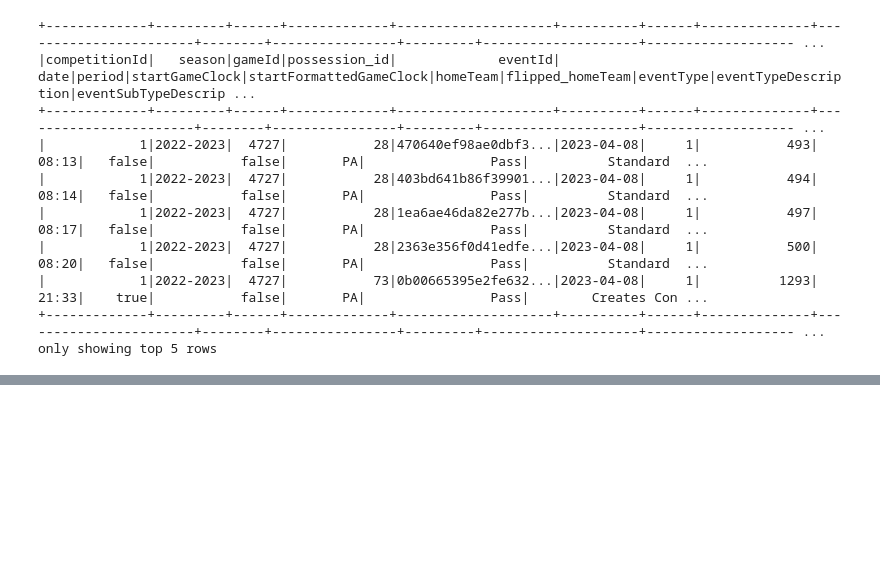
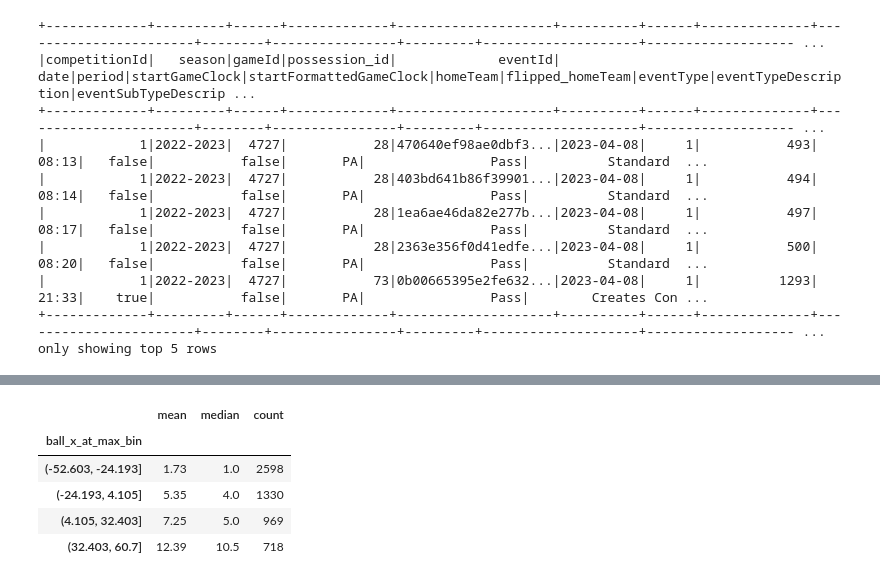
Before and after one commit to matheussmelo/defensive-performance-prediction, a Jupyter notebook: notebooks/3_analysis/eda_cycle_start_gk.ipynb, the cells around one changed output, grey strips where cells are left out. Saved outputs shown, nothing was run; the diff lists cells and outputs as text; code cells hidden in the pictures; blank space fills up the shorter version.

Commit message:
Add EDAs considerando ciclos começando no goleiro + 11 defensores atrás ou só 11 defensores atrás (linha da bola)

```diff
--- a/notebooks/3_analysis/eda.ipynb
+++ b/notebooks/3_analysis/eda_cycle_start_gk.ipynb
@@ -23,7 +23,7 @@ spark = (
     .config("spark.executor.memory", "4g")
     .config("spark.python.worker.faulthandler.enabled", "true") # se algum worker crashar de novo, imprime o traceback nativo real
     .master("local[*]")
-    .appName("eda")
+    .appName("eda_cycle_start_gk")
     .getOrCreate()
 )
 # %% [markdown]
@@ -192,6 +392,7 @@ threat_cols = [
     'defenders',
     'attackingPlayersNorm',
     'defendingPlayersNorm',
+    'ballsNorm',
     'threat_score',
     'threat_score_impact'
 ]
@@ -369,7 +692,7 @@ target = 'threat_score'
 group_cols = ['competitionId', 'season', 'gameId', 'possession_id']
 
 df_features_target_agg = build_feature_target_stats_df(
-    df=df_threat_features,
+    df=df_cycle_start_gk,
     features=features,
     target=target,
     group_cols=group_cols,
@@ -384,20 +704,0 @@ for feature in features:
-# %%
-df_cycle_start_gk_keys = (
-    df_threat_features
-    .filter(
-        (F.col('first_cycle_event')) &
-        (F.col('defenders') == 11)
-    )
-    .select('competitionId', 'season', 'gameId', 'possession_id')
-)
-
-df_cycle_start_gk = (
-    df_threat_features
-    .join(
-        F.broadcast(df_cycle_start_gk_keys),
-        on=['competitionId', 'season', 'gameId', 'possession_id'],
-        how='inner'
-    )
-)
-df_cycle_start_gk = df_cycle_start_gk.cache()
-df_cycle_start_gk.show(5)
@@ -503,0 +797,27 @@ for feature in features:
+# %%
+# qtd_eventos por ciclo — reaproveita df_possession_agg_pd (já calculado
+# mais acima, agregado sobre df_cycle_start_gk). Antes, df_features_target_agg
+# vinha de df_threat_features (todos os ciclos), uma população diferente da
+# de df_possession_agg (só os ciclos que começam com GK + 11 defensores) —
+# agora que a análise de features/target também usa df_cycle_start_gk, as
+# duas populações coincidem e não precisa recalcular nada.
+df_composicao_por_faixa = (
+    df_features_target_agg_pos_pd
+    .merge(
+        df_possession_agg_pd,
+        on=['competitionId', 'season', 'gameId', 'possession_id'],
+        how='left'
+    )
+    .groupby('ball_x_at_max_bin')['qtd_eventos']
+    .agg(['mean', 'median', 'count'])
+    .round(2)
+)
+
+df_composicao_por_faixa
+# %% [output]
+|  | mean | median | count |
+| ball_x_at_max_bin |  |  |  |
+| (-52.603, -24.193] | 1.73 | 1.0 | 2598 |
+| (-24.193, 4.105] | 5.35 | 4.0 | 1330 |
+| (4.105, 32.403] | 7.25 | 5.0 | 969 |
+| (32.403, 60.7] | 12.39 | 10.5 | 718 |
```
Also changed, not shown: parts of 28 cells of this notebook, 2 other files.
